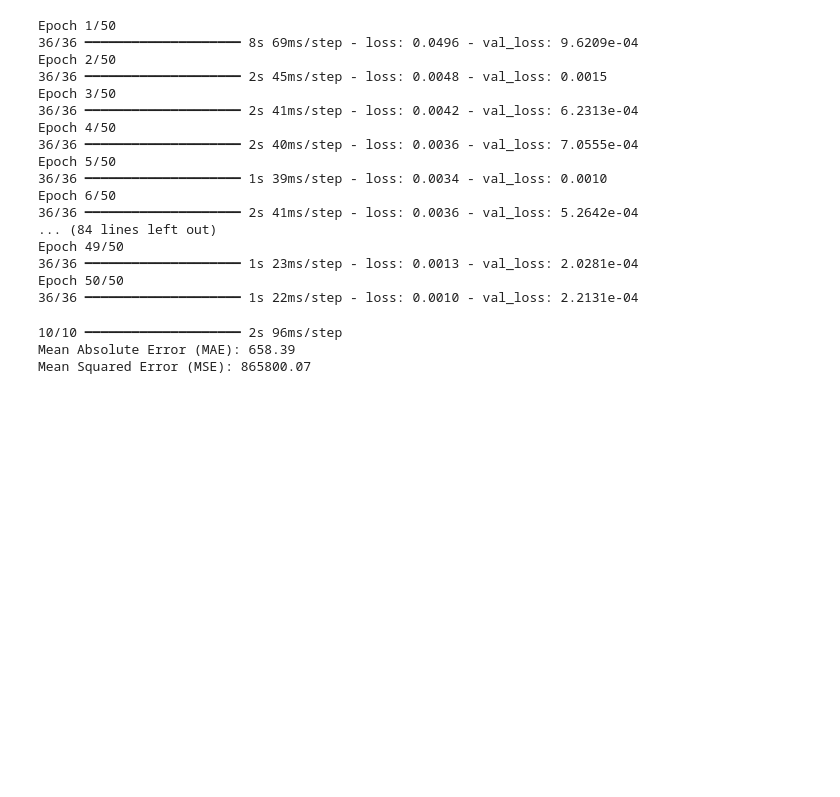
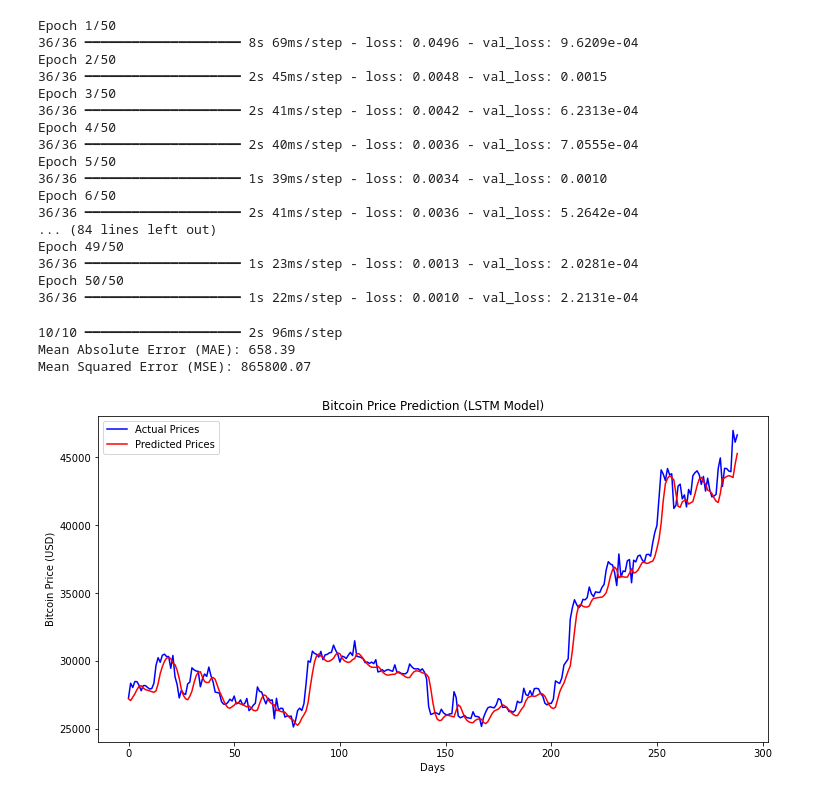
Before and after one commit to enakovac04/bitcoin-price-predictor, a Jupyter notebook: notebooks/bitcoin_price_lstm.ipynb, the cells around one changed output. Drawn from its saved outputs; the diff is of its cells as text; code cells hidden in the pictures; blank space fills up the shorter version.

```diff
--- a/notebooks/bitcoin_price_lstm.ipynb
+++ b/notebooks/bitcoin_price_lstm.ipynb
@@ -127,3 +127,15 @@ print(f"Mean Squared Error (MSE): {mse:.2f}")
 10/10 ━━━━━━━━━━━━━━━━━━━━ 2s 96ms/step
 Mean Absolute Error (MAE): 658.39
 Mean Squared Error (MSE): 865800.07
+# %%
+# Plot actual vs predicted prices
+plt.figure(figsize=(12, 6))
+plt.plot(y_test_rescaled, label="Actual Prices", color="blue")
+plt.plot(predictions_rescaled, label="Predicted Prices", color="red")
+plt.legend()
+plt.xlabel("Days")
+plt.ylabel("Bitcoin Price (USD)")
+plt.title("Bitcoin Price Prediction (LSTM Model)")
+plt.show()
+# %% [output]
+[figure, added]
```
Also changed, not shown: 1 other file.
